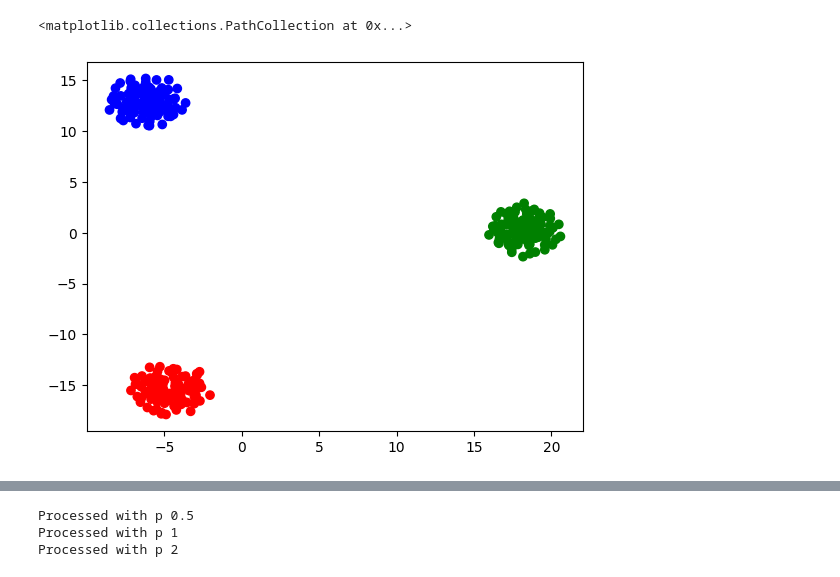
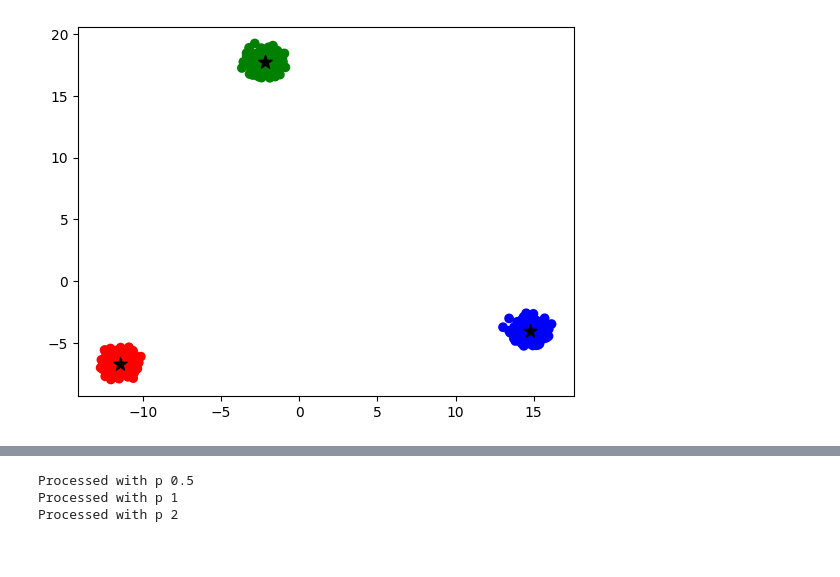
Before and after one commit to alexgiving/LKMeans, a Jupyter notebook: notebook-transformer.ipynb, the cells around one changed output, grey strips where cells are left out. Cells and saved outputs as stored; diff of their text form; code cells hidden in the pictures.

Commit message:
graphs

```diff
--- a/notebook-transformer.ipynb
+++ b/notebook-transformer.ipynb
@@ -160,11 +146,9 @@ def generate_cluster_centroids(
     dimension: int,
     n_clusters: int,
     distance_factor: float
-    ) -> List[List]:
+    ) -> np.ndarray:
 
-    centroid_locations = [
-        [np.random.random(dimension) * distance_factor] for _ in range(n_clusters)
-        ]
+    centroid_locations = np.stack([np.random.random(dimension) * distance_factor for _ in range(n_clusters)])
     return centroid_locations
 
 
@@ -198,39 +182,52 @@ class MetricTable:
 # %%
 from sklearn.manifold import TSNE
 
 
 dimension = 512 # dimensionality
 n_clusters = 3 # Number of clusters
 distance_factor = 0.2 # allows to increase distances between cluster centroids
 sigma = 0.1 # STD distribution
 n_points_per_cluster = 100
 
 centroid_locations = generate_cluster_centroids(
     dimension=dimension,
     n_clusters=n_clusters,
     distance_factor=distance_factor
 )
 
 clusters, labels = generate_gaussian_clusters(
     dimension=dimension,
     sigma=sigma,
     centroid_locations=centroid_locations,
     n_points_per_cluster=n_points_per_cluster
 )
 
-color_map = {
-    0: 'blue',
-    1: 'red',
-    2: 'green'
-}
 
-colors = [color_map[label] for label in labels]
-tsne = TSNE(n_components=2)
-clusters_tsne = tsne.fit_transform(clusters)
-plt.scatter(clusters_tsne[:,0], clusters_tsne[:,1], c=colors)
+def print_clusters(clusters: np.ndarray,
+                   labels: np.ndarray,
+                   centroids: Optional[np.ndarray] = None) -> None:
+    color_map = {
+        0: 'blue',
+        1: 'red',
+        2: 'green'
+    }
+    colors = [color_map[label] for label in labels]
+    tsne = TSNE(n_components=2, random_state=42)
+
+    if not isinstance(centroids, type(None)):
+        concuted = np.concatenate((clusters, np.array(centroids)), axis=0)
+        clusters_tsne = tsne.fit_transform(concuted)
+
+        plt.scatter(clusters_tsne[:-len(centroids),0], clusters_tsne[:-len(centroids),1], c=colors)
+        plt.scatter(clusters_tsne[-len(centroids):,0], clusters_tsne[-len(centroids):,1], marker='*', s = 100, c='black')
+    else:
+        clusters_tsne = tsne.fit_transform(clusters)
+        plt.scatter(clusters_tsne[:,0], clusters_tsne[:,1], c=colors)
+    plt.show()
+
+print_clusters(clusters, labels, centroid_locations)
 # %% [output]
-<matplotlib.collections.PathCollection at 0x...>
-[figure, old version]
+[figure, new version]
 # %%
 import time
 
```
Also changed, not shown: parts of 2 cells of this notebook.
